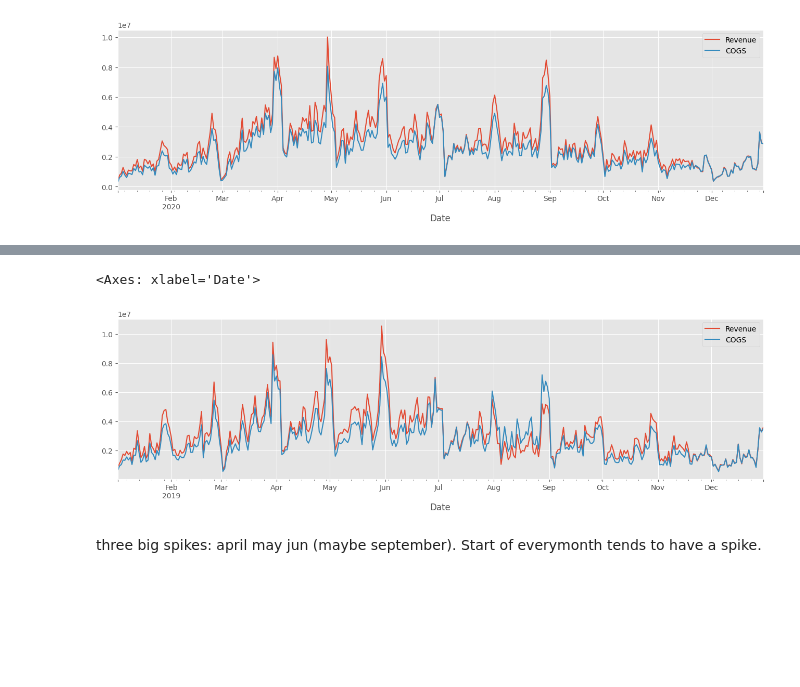
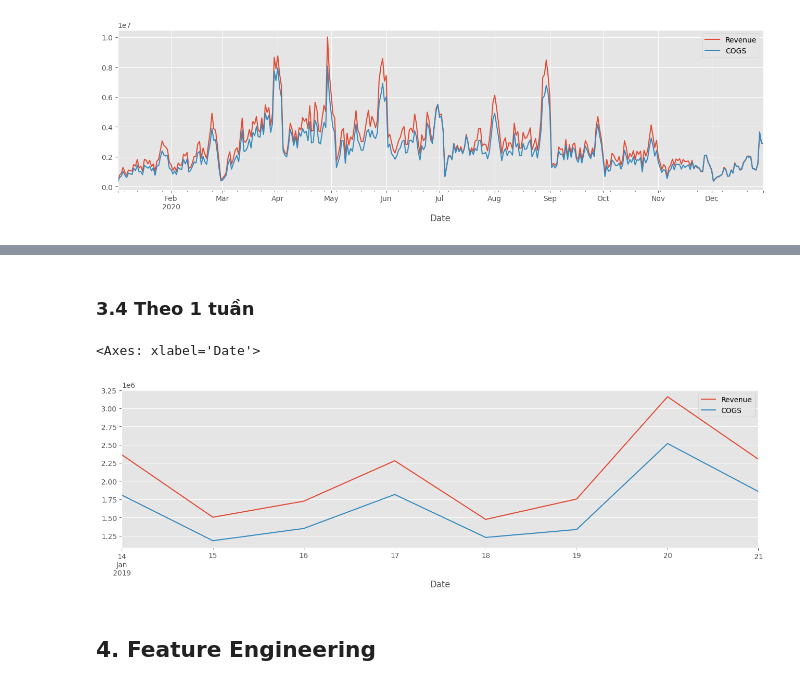
Before and after one commit to nqt-2/Datathon_Vin, a Jupyter notebook: notebook/xgboost.ipynb, the cells around one changed output, grey strips where cells are left out. Saved outputs shown, nothing was run; the diff lists cells and outputs as text; code cells hidden in the pictures; blank space fills up the shorter version.

```diff
--- a/notebook/xgboost.ipynb
+++ b/notebook/xgboost.ipynb
@@ -60,10 +62,12 @@ sales.loc[(sales.index > '01-01-2020') & (sales.index < '12-31-2020')].plot(figs
+# %% [markdown]
+### 3.4 Theo 1 tuần
 # %%
-sales.loc[(sales.index > '01-01-2019') & (sales.index < '12-31-2019')].plot(figsize=(16,4))
+sales.loc[(sales.index >= '01-14-2019') & (sales.index <= '01-21-2019')][['Revenue', 'COGS']].plot(figsize=(16,4))
 # %% [output]
 <Axes: xlabel='Date'>
-[figure, old version]
+[figure, new version]
-# %% [markdown]
-three big spikes: april may jun (maybe september). Start of everymonth tends to have a spike.
+# %% [markdown]
+## 4. Feature Engineering
 # %%
 def create_features(df):
     df = df.copy()
```
Also changed, not shown: parts of 24 cells of this notebook, 2 other files.
